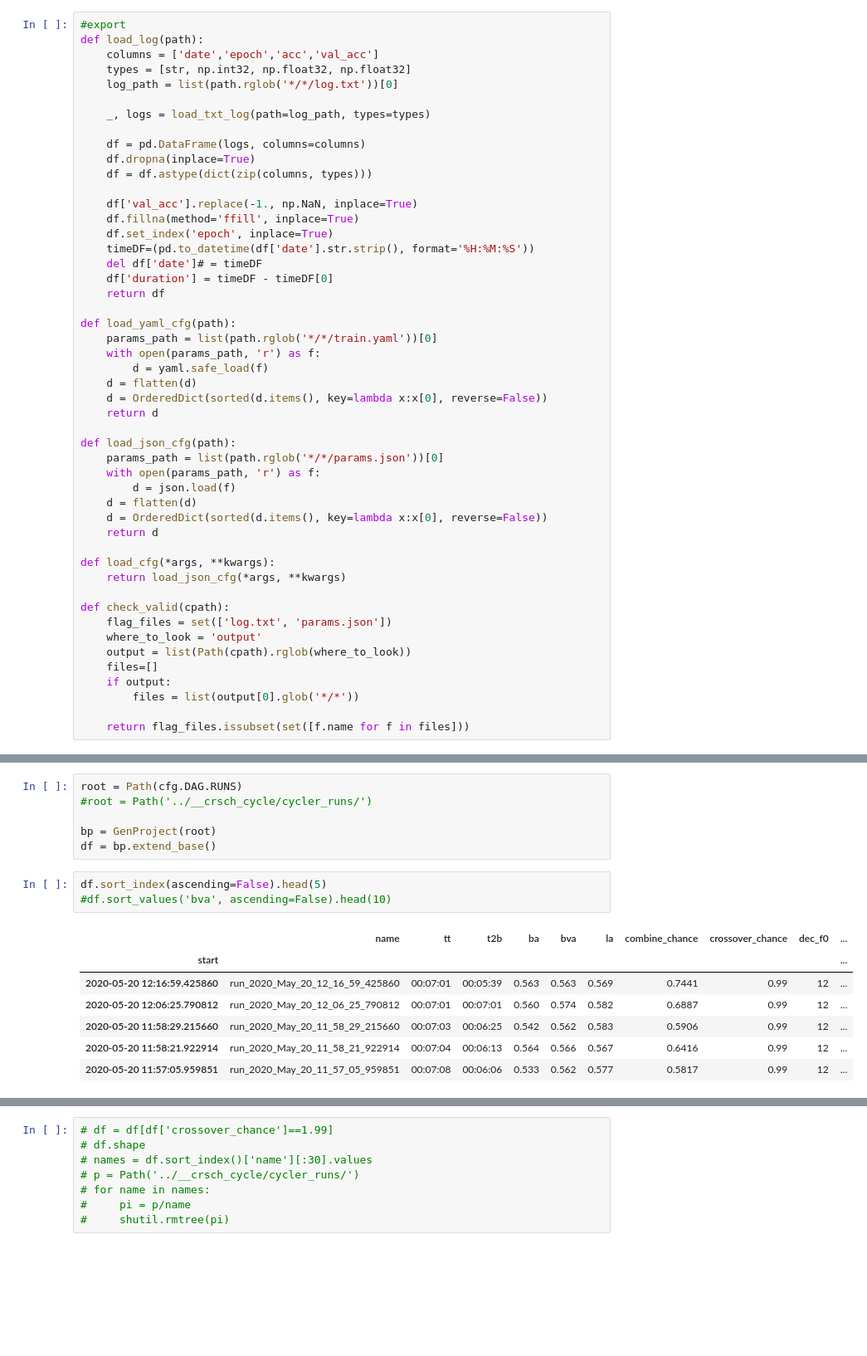
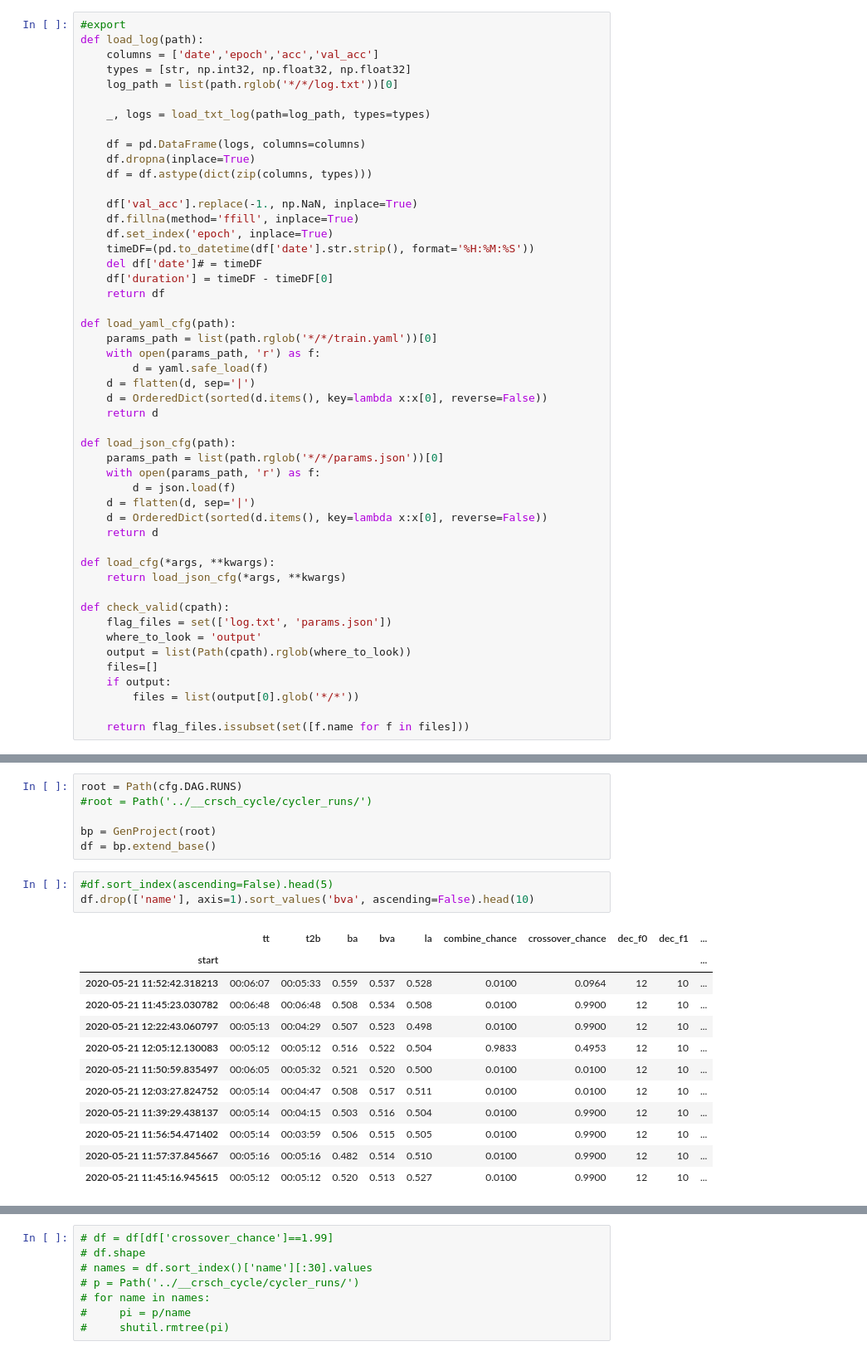
Before and after one commit to bakeryproducts/dHPO, a Jupyter notebook: gen_exp.ipynb, the cells around one changed output, grey strips where cells are left out. Shown at 83% size. Drawn from its saved outputs; the diff is of its cells as text; blank space fills up the shorter version.

```diff
--- a/gen_exp.ipynb
+++ b/gen_exp.ipynb
@@ -52,7 +52,7 @@ def load_yaml_cfg(path):
     params_path = list(path.rglob('*/*/train.yaml'))[0]
     with open(params_path, 'r') as f:
         d = yaml.safe_load(f)
-    d = flatten(d)
+    d = flatten(d, sep='|')
     d = OrderedDict(sorted(d.items(), key=lambda x:x[0], reverse=False))
     return d
 
@@ -60,7 +60,7 @@ def load_json_cfg(path):
     params_path = list(path.rglob('*/*/params.json'))[0]
     with open(params_path, 'r') as f:
         d = json.load(f)
-    d = flatten(d)
+    d = flatten(d, sep='|')
     d = OrderedDict(sorted(d.items(), key=lambda x:x[0], reverse=False))
     return d
 
@@ -169,16 +169,21 @@ root = Path(cfg.DAG.RUNS)
 bp = GenProject(root)
 df = bp.extend_base()
 # %%
-df.sort_index(ascending=False).head(5)
-#df.sort_values('bva', ascending=False).head(10)
+#df.sort_index(ascending=False).head(5)
+df.drop(['name'], axis=1).sort_values('bva', ascending=False).head(10)
 # %% [output]
-|  | name | tt | t2b | ba | bva | la | combine_chance | crossover_chance | dec_f0 | ... |
+|  | tt | t2b | ba | bva | la | combine_chance | crossover_chance | dec_f0 | dec_f1 | ... |
 | start |  |  |  |  |  |  |  |  |  | ... |
-| 2020-05-20 12:16:59.425860 | run_2020_May_20_12_16_59_425860 | 00:07:01 | 00:05:39 | 0.563 | 0.563 | 0.569 | 0.7441 | 0.99 | 12 | ... |
-| 2020-05-20 12:06:25.790812 | run_2020_May_20_12_06_25_790812 | 00:07:01 | 00:07:01 | 0.560 | 0.574 | 0.582 | 0.6887 | 0.99 | 12 | ... |
-| 2020-05-20 11:58:29.215660 | run_2020_May_20_11_58_29_215660 | 00:07:03 | 00:06:25 | 0.542 | 0.562 | 0.583 | 0.5906 | 0.99 | 12 | ... |
-| 2020-05-20 11:58:21.922914 | run_2020_May_20_11_58_21_922914 | 00:07:04 | 00:06:13 | 0.564 | 0.566 | 0.567 | 0.6416 | 0.99 | 12 | ... |
-| 2020-05-20 11:57:05.959851 | run_2020_May_20_11_57_05_959851 | 00:07:08 | 00:06:06 | 0.533 | 0.562 | 0.577 | 0.5817 | 0.99 | 12 | ... |
+| 2020-05-21 11:52:42.318213 | 00:06:07 | 00:05:33 | 0.559 | 0.537 | 0.528 | 0.0100 | 0.0964 | 12 | 10 | ... |
+| 2020-05-21 11:45:23.030782 | 00:06:48 | 00:06:48 | 0.508 | 0.534 | 0.508 | 0.0100 | 0.9900 | 12 | 10 | ... |
+| 2020-05-21 12:22:43.060797 | 00:05:13 | 00:04:29 | 0.507 | 0.523 | 0.498 | 0.0100 | 0.9900 | 12 | 10 | ... |
+| 2020-05-21 12:05:12.130083 | 00:05:12 | 00:05:12 | 0.516 | 0.522 | 0.504 | 0.9833 | 0.4953 | 12 | 10 | ... |
+| 2020-05-21 11:50:59.835497 | 00:06:05 | 00:05:32 | 0.521 | 0.520 | 0.500 | 0.0100 | 0.0100 | 12 | 10 | ... |
+| 2020-05-21 12:03:27.824752 | 00:05:14 | 00:04:47 | 0.508 | 0.517 | 0.511 | 0.0100 | 0.0100 | 12 | 10 | ... |
+| 2020-05-21 11:39:29.438137 | 00:05:14 | 00:04:15 | 0.503 | 0.516 | 0.504 | 0.0100 | 0.9900 | 12 | 10 | ... |
+| 2020-05-21 11:56:54.471402 | 00:05:14 | 00:03:59 | 0.506 | 0.515 | 0.505 | 0.0100 | 0.9900 | 12 | 10 | ... |
+| 2020-05-21 11:57:37.845667 | 00:05:16 | 00:05:16 | 0.482 | 0.514 | 0.510 | 0.0100 | 0.9900 | 12 | 10 | ... |
+| 2020-05-21 11:45:16.945615 | 00:05:12 | 00:05:12 | 0.520 | 0.513 | 0.527 | 0.0100 | 0.9900 | 12 | 10 | ... |
 # %%
 s = df['bva']
 print(s.mean())
```
Also changed, not shown: parts of 23 cells of this notebook, 9 other files.
